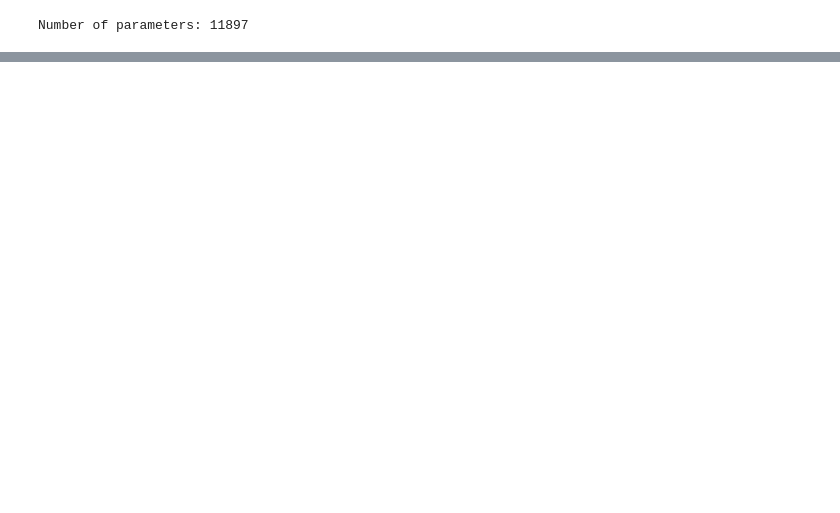
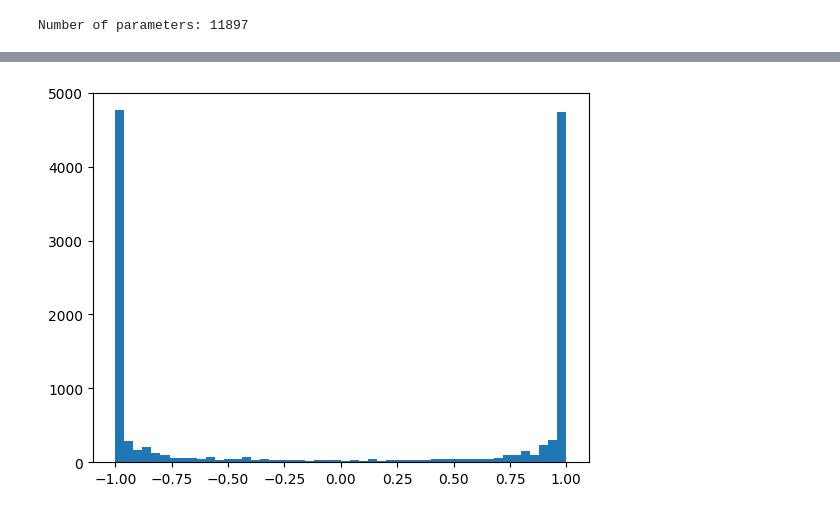
Before and after one commit to esbeneickhardt/karpathyintro, a Jupyter notebook: notebooks/Makemore/3. Diving into the internals of MLPs.ipynb, the cells around one changed output, grey strips where cells are left out. Cells and saved outputs as stored; diff of their text form; code cells hidden in the pictures; blank space fills up the shorter version.

```diff
--- a/notebooks/Makemore/3. Diving into the internals of MLPs.ipynb
+++ b/notebooks/Makemore/3. Diving into the internals of MLPs.ipynb
@@ -406,0 +400,5 @@ plt.show()
+# %%
+# Plotting distribution of h values
+plt.hist(h.view(-1).tolist(), 50);
+# %% [output]
+[figure, added]
```
Also changed, not shown: parts of 29 cells of this notebook.
